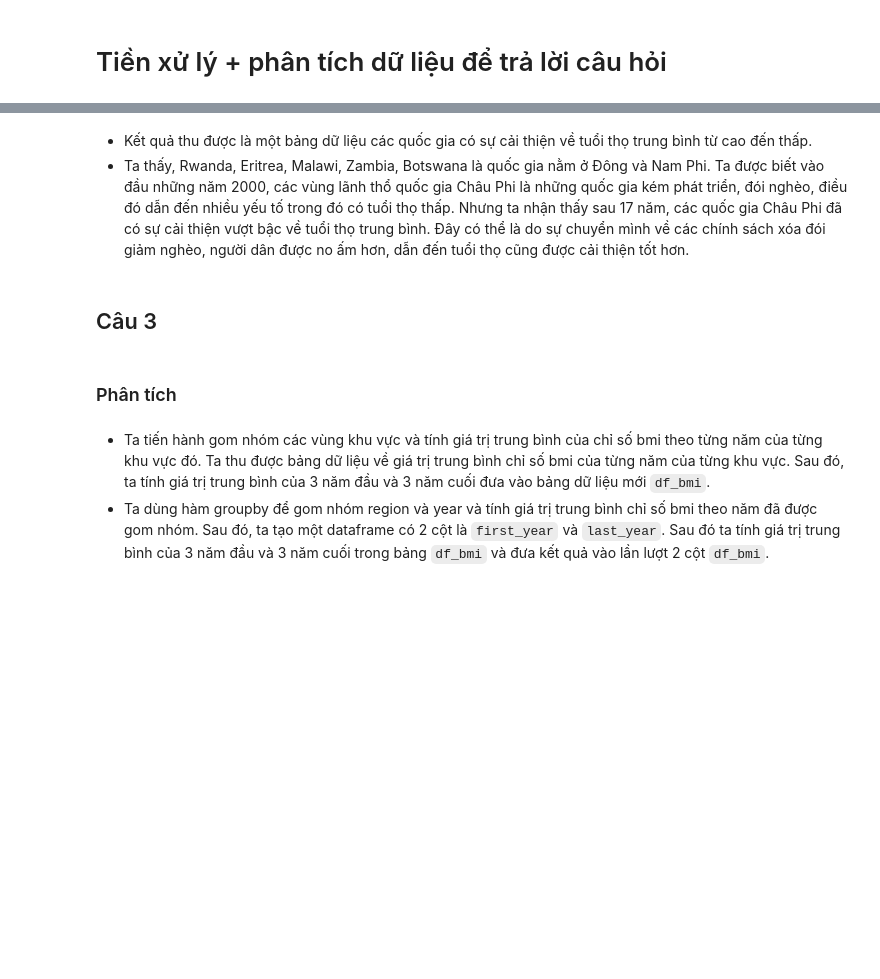
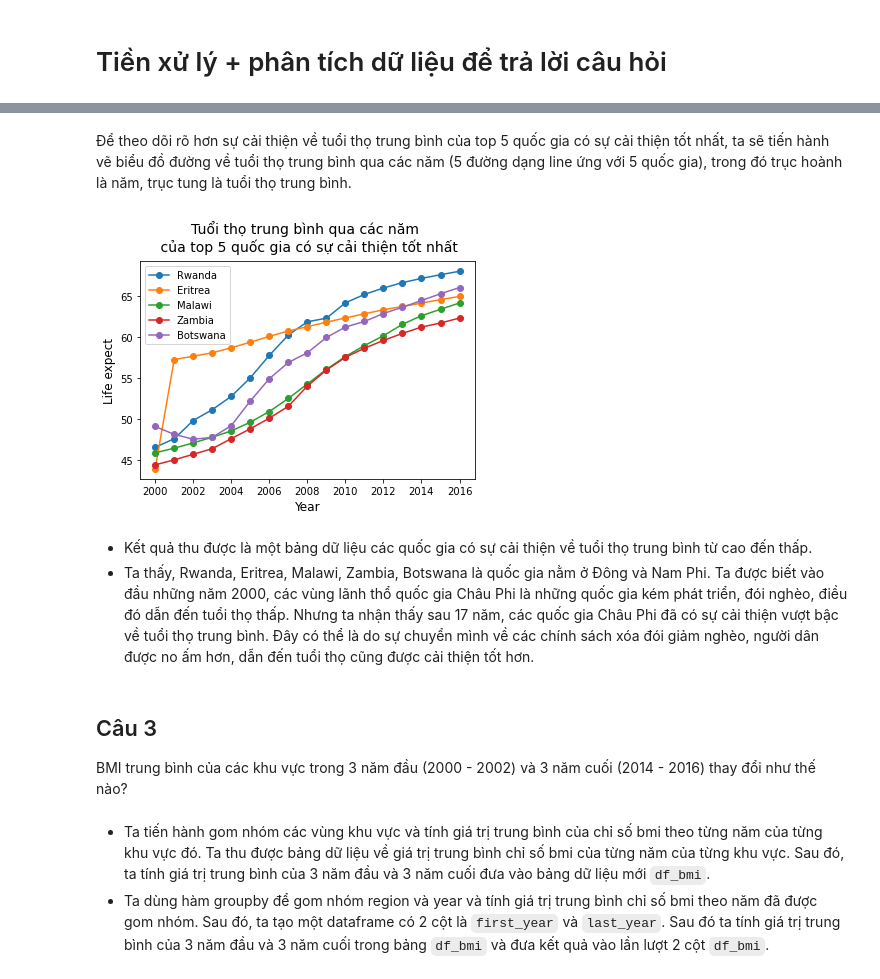
Before and after one commit to dhptrung/P4DS-FinalProject, a Jupyter notebook: P4DS-FinalProject.ipynb, the cells around one changed output, grey strips where cells are left out. Cells and saved outputs as stored; diff of their text form; code cells hidden in the pictures; blank space fills up the shorter version.

```diff
--- a/P4DS-FinalProject.ipynb
+++ b/P4DS-FinalProject.ipynb
@@ -231,6 +342,7 @@ df.shape
 # %%
-def enhancelife_expect(s):
-#     pow(s.iloc[-1]/s.iloc[0],1/17)-1
+def enhance_expectancy(s):
+#   pow(s.iloc[-1]/s.iloc[0],1/17)-1
     return s.iloc[-1]-s.iloc[0]
-df.groupby('country')['life_expect'].agg(
-    ['min','max',enhancelife_expect]).sort_values('enhancelife_expect', ascending=False).head(5)
+enhance_df = df.groupby('country')['life_expect'].agg(
+    ['min','max', enhance_expectancy]).sort_values('enhance_expectancy', ascending=False)
+enhance_df.head(5)
@@ -237,10 +357,26 @@ df.groupby('country')['life_expect'].agg(
+# %% [markdown]
+Để theo dõi rõ hơn sự cải thiện về tuổi thọ trung bình của top 5 quốc gia có sự cải thiện tốt nhất, ta sẽ tiến hành vẽ biểu đồ đường về tuổi thọ trung bình qua các năm (5 đường dạng line ứng với 5 quốc gia), trong đó trục hoành là năm, trục tung là tuổi thọ trung bình.
+# %%
+def plot_line(s):
+    country_df = df[df['country']==s]
+    plt.plot(country_df['year'], country_df['life_expect'], 'o-')
+
+for country in enhance_df[:5].index:
+    plot_line(country)
+plt.legend(enhance_df[:5].index)
+plt.title('Tuổi thọ trung bình qua các năm \n của top 5 quốc gia có sự cải thiện tốt nhất', pad=10, fontsize=14)
+plt.xlabel('Year', fontsize=12)
+plt.ylabel('Life expect', fontsize=12)
+plt.show()
+# %% [output]
+[figure, added]
 # %% [markdown]
 - Kết quả thu được là một bảng dữ liệu các quốc gia có sự cải thiện về tuổi thọ trung bình từ cao đến thấp.
-- Ta thấy, Rwanda, Eritrea, Malawi, Zambia, Botswana là quốc gia nằm ở Đông và Nam Phi. Ta được biết vào đầu những năm 2000, các vùng lãnh thổ quốc gia Châu Phi là những quốc gia kém phát triển, đói nghèo, điều đó dẫn đến nhiều yếu tố trong đó có tuổi thọ thấp. Nhưng ta nhận thấy sau 17 năm, các quốc gia Châu Phi đã có sự cải thiện vượt bậc về tuổi thọ trung bình. Đây có thể là do sự chuyển mình về các chính sách xóa đói giảm nghèo, người dân được no ấm hơn, dẫn đến tuổi thọ cũng được cải thiện tốt hơn.
+- Ta thấy, Rwanda, Eritrea, Malawi, Zambia, Botswana là quốc gia nằm ở Đông và Nam Phi. Ta được biết vào đầu những năm 2000, các vùng lãnh thổ quốc gia Châu Phi là những quốc gia kém phát triển, đói nghèo, điều đó dẫn đến tuổi thọ thấp. Nhưng ta nhận thấy sau 17 năm, các quốc gia Châu Phi đã có sự cải thiện vượt bậc về tuổi thọ trung bình. Đây có thể là do sự chuyển mình về các chính sách xóa đói giảm nghèo, người dân được no ấm hơn, dẫn đến tuổi thọ cũng được cải thiện tốt hơn.
 # %% [markdown]
 ## Câu 3
+
+BMI trung bình của các khu vực trong 3 năm đầu (2000 - 2002) và 3 năm cuối (2014 - 2016) thay đổi như thế nào?
-# %% [markdown]
-### Phân tích
 # %% [markdown]
 - Ta tiến hành gom nhóm các vùng khu vực và tính giá trị trung bình của chỉ số bmi theo từng năm của từng khu vực đó. Ta thu được bảng dữ liệu về giá trị trung bình chỉ số bmi của từng năm của từng khu vực. Sau đó, ta tính giá trị trung bình của 3 năm đầu và 3 năm cuối đưa vào bảng dữ liệu mới `df_bmi`.
 - Ta dùng hàm groupby để gom nhóm region và year và tính giá trị trung bình chỉ số bmi theo năm đã được gom nhóm. Sau đó, ta tạo một dataframe có 2 cột là `first_year` và `last_year`. Sau đó ta tính giá trị trung bình của 3 năm đầu và 3 năm cuối trong bảng `df_bmi` và đưa kết quả vào lần lượt 2 cột `df_bmi`.
```
Also changed, not shown: parts of 40 cells of this notebook.
